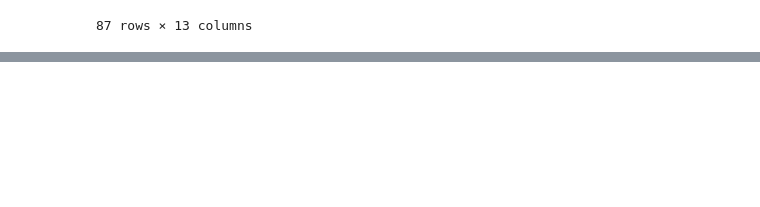
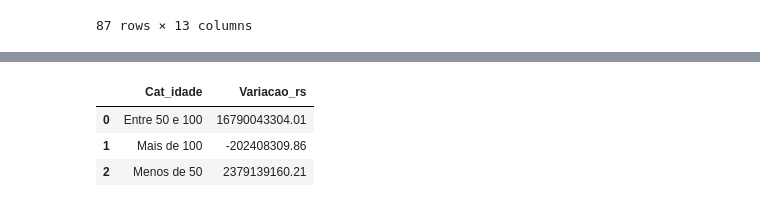
Before and after one commit to souzaamanda/imersao-python-alura, a Jupyter notebook: Imersão_Python_Alura.ipynb, the cells around one changed output, grey strips where cells are left out. Saved outputs shown, nothing was run; the diff lists cells and outputs as text; code cells hidden in the pictures; blank space fills up the shorter version.

```diff
--- a/Imersão_Python_Alura.ipynb
+++ b/Imersão_Python_Alura.ipynb
@@ -299,0 +394,8 @@ df_principal
+# %%
+df_analise_cat_idade = df_principal.groupby('Cat_idade')['Variacao_rs'].sum().reset_index()
+df_analise_cat_idade
+# %% [output]
+|  | Cat_idade | Variacao_rs |
+| 0 | Entre 50 e 100 | 16790043304.01 |
+| 1 | Mais de 100 | -202408309.86 |
+| 2 | Menos de 50 | 2379139160.21 |
```
Also changed, not shown: parts of 11 cells of this notebook.
